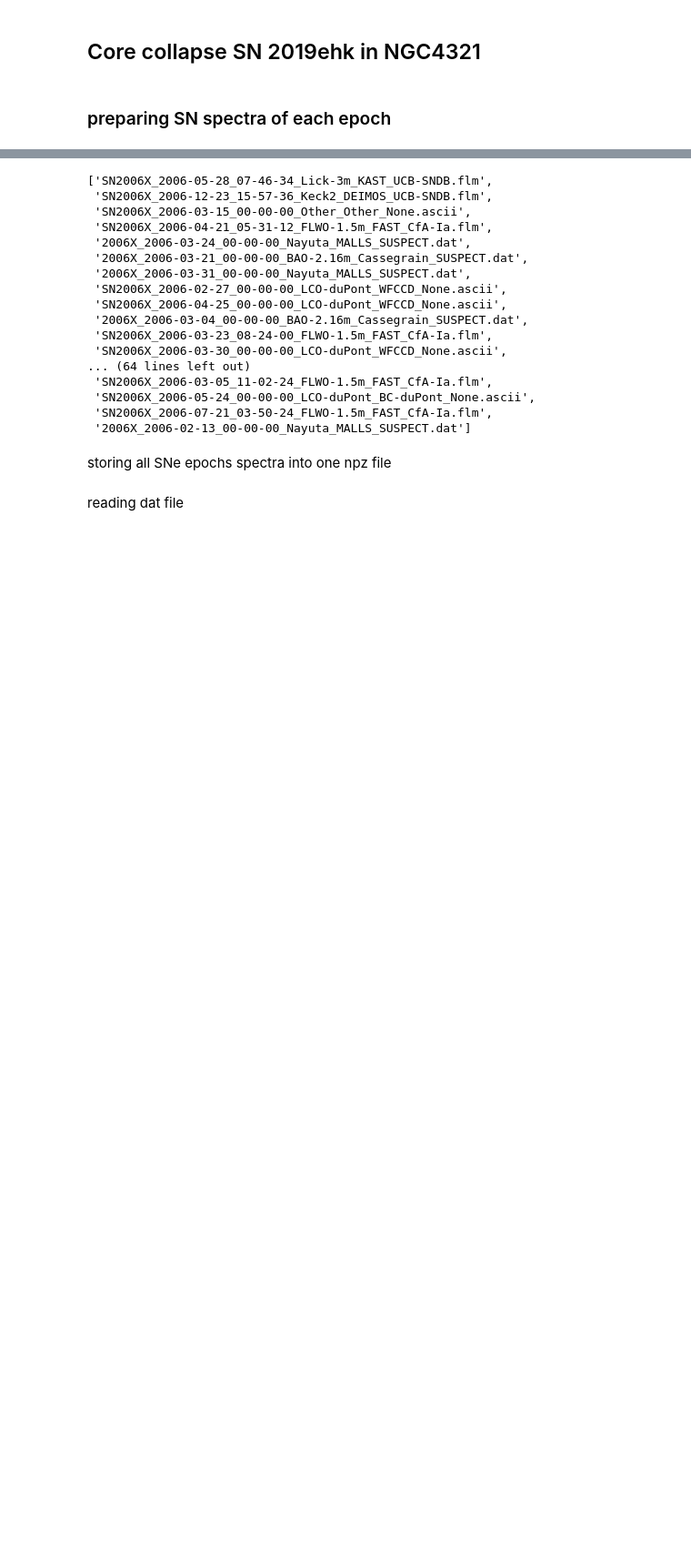
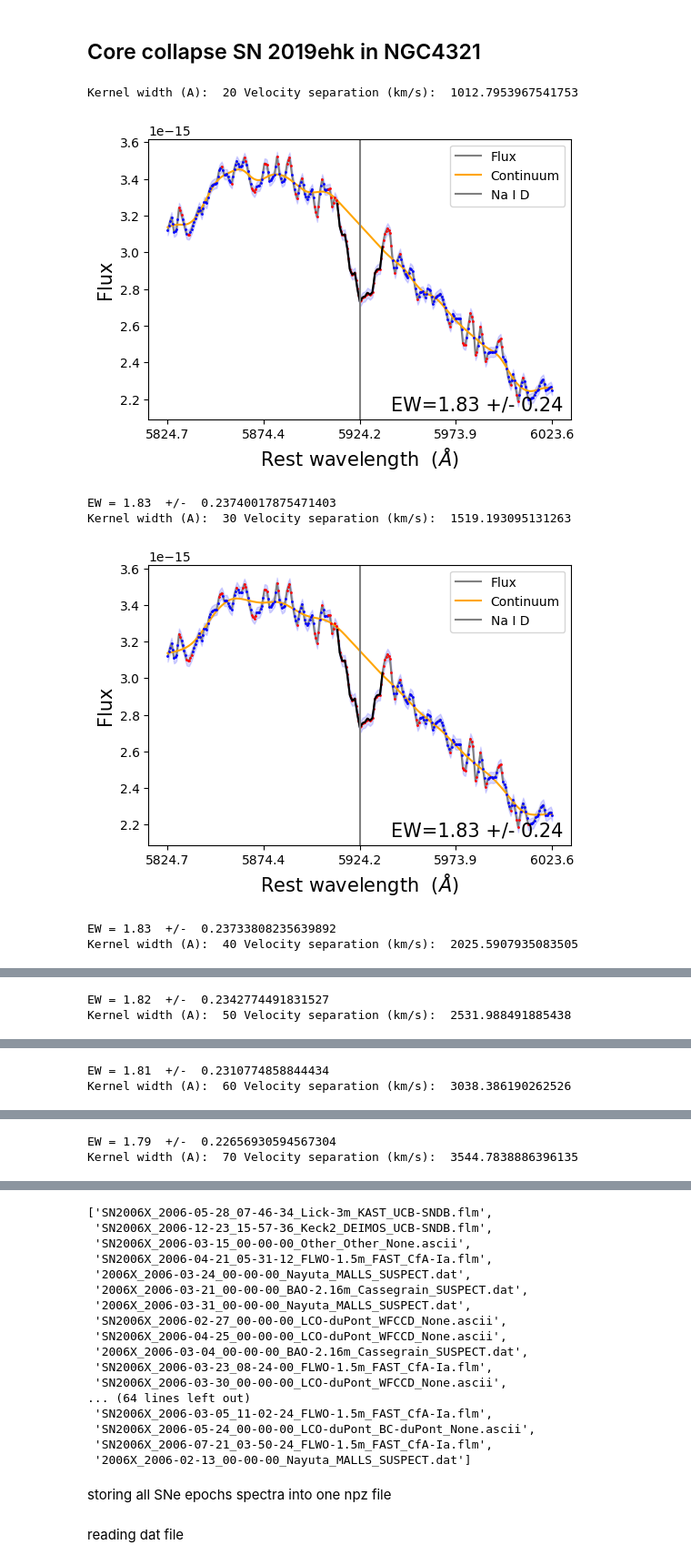
Before and after one commit to rita-png/extinction-ifs, a Jupyter notebook: SNe-host-comparison/poster-CC-sanpedro.ipynb, the cells around one changed output, grey strips where cells are left out. Shown at 91% size. Cells and saved outputs as stored; diff of their text form; code cells hidden in the pictures; blank space fills up the shorter version.

Commit message:
EW is better, new continuum func in angstrom and changes in the M100 notebook

```diff
--- a/SNe-host-comparison/poster-CC-sanpedro.ipynb
+++ b/SNe-host-comparison/poster-CC-sanpedro.ipynb
@@ -42,5 +42,3 @@ from astropy.time import Time
 def to_jd(year, month, day, hour=0, minute=0, second=0):
     date = f"{year:04d}-{month:02d}-{day:02d}T{hour:02d}:{minute:02d}:{second:02d}"
     return Time(date, format="isot").jd
-# %% [markdown]
-### preparing SN spectra of each epoch
@@ -46,0 +49,26 @@ def to_jd(year, month, day, hour=0, minute=0, second=0):
+# %%
+"""def ew_scan(wave, spec, wavelength, v, widths_A=np.arange(5, 105, 10)):
+    EWs, errs = [], []
+    for w in widths_A:
+        out = EW_voronoi_bins(np.array([spec]), wave, wavelength, v=v,
+                              kernel_width_A=w, plots=False, text=False)
+        EWs.append(out[0][0]); errs.append(out[1][0])
+    return widths_A, np.array(EWs), np.array(errs)"""
+
+spectra = np.load("spectra.npy", allow_pickle=True)
+
+i=0
+y=spectra[i]["y"]
+x=spectra[i]["x"]
+
+#ew,ew_unc=EW_voronoi_bins(np.array([y]),x,central_wavelength*(1+z),v=600,kernel_width_A=5,plots=True)
+
+best_continuum(x,y,na_rest*(1+z), vel=600, kernel_widths_A=np.arange(20, 200, 10),plots=True)
+# %% [output]
+Kernel width (A):  20 Velocity separation (km/s):  1012.7953967541753
+[figure, added]
+EW = 1.83  +/-  0.23740017875471403
+Kernel width (A):  30 Velocity separation (km/s):  1519.193095131263
+[figure, added]
+EW = 1.83  +/-  0.23733808235639892
+Kernel width (A):  40 Velocity separation (km/s):  2025.5907935083505
@@ -46,0 +76,2 @@ def to_jd(year, month, day, hour=0, minute=0, second=0):
+EW = 1.82  +/-  0.2342774491831527
+Kernel width (A):  50 Velocity separation (km/s):  2531.988491885438
@@ -46,0 +79,2 @@ def to_jd(year, month, day, hour=0, minute=0, second=0):
+EW = 1.81  +/-  0.2310774858844434
+Kernel width (A):  60 Velocity separation (km/s):  3038.386190262526
@@ -46,0 +82,2 @@ def to_jd(year, month, day, hour=0, minute=0, second=0):
+EW = 1.79  +/-  0.22656930594567304
+Kernel width (A):  70 Velocity separation (km/s):  3544.7838886396135
```
Also changed, not shown: parts of 42 cells of this notebook, 1 other file.
